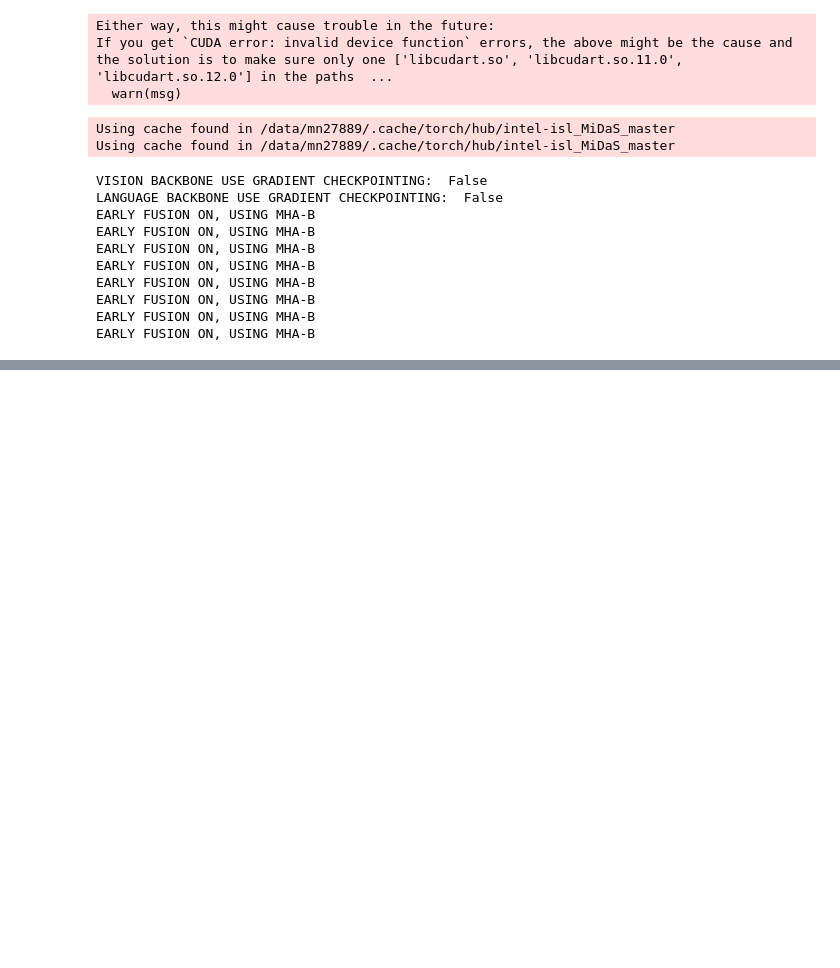
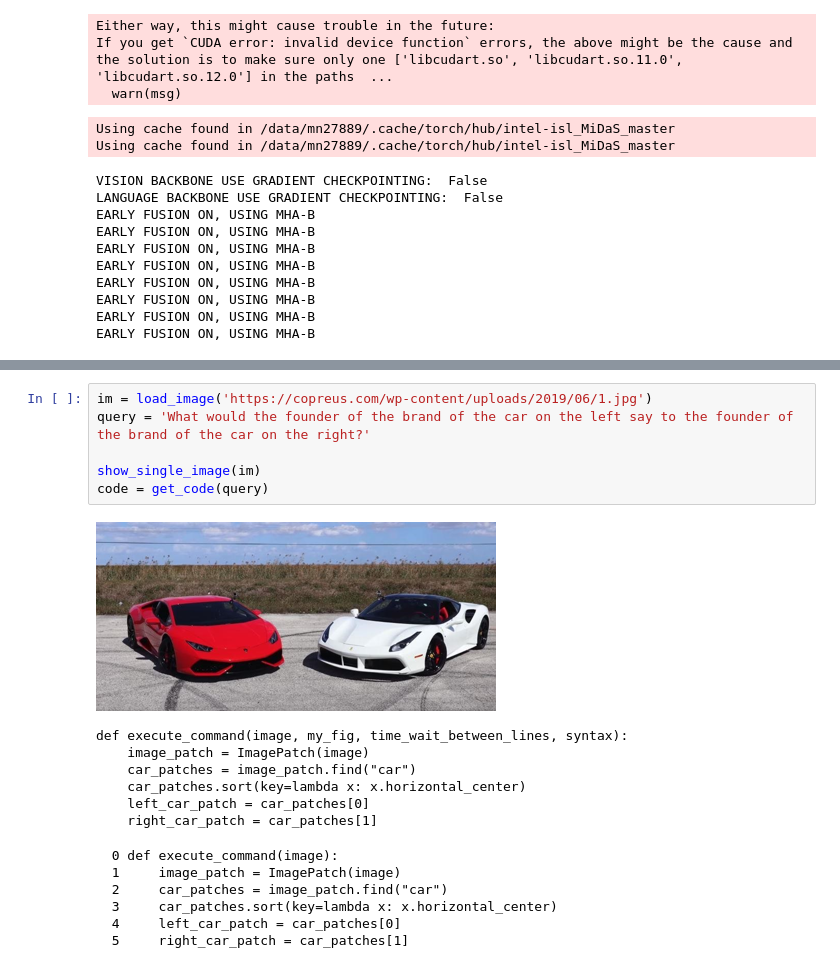
Before and after one commit to embedded-robotics/vipergpt, a Jupyter notebook: main_simple.ipynb, the cells around one changed output, grey strips where cells are left out. Cells and saved outputs as stored; diff of their text form; blank space fills up the shorter version.

```diff
--- a/main_simple.ipynb
+++ b/main_simple.ipynb
@@ -74,0 +109,20 @@ muffin_patches[3] =
+# %%
+im = load_image('https://copreus.com/wp-content/uploads/2019/06/1.jpg')
+query = 'What would the founder of the brand of the car on the left say to the founder of the brand of the car on the right?'
+
+show_single_image(im)
+code = get_code(query)
+# %% [output]
+[figure, added]
+def execute_command(image, my_fig, time_wait_between_lines, syntax):
+    image_patch = ImagePatch(image)
+    car_patches = image_patch.find("car")
+    car_patches.sort(key=lambda x: x.horizontal_center)
+    left_car_patch = car_patches[0]
+    right_car_patch = car_patches[1]
+  0 def execute_command(image):
+  1     image_patch = ImagePatch(image)
+  2     car_patches = image_patch.find("car")
+  3     car_patches.sort(key=lambda x: x.horizontal_center)
+  4     left_car_patch = car_patches[0]
+  5     right_car_patch = car_patches[1]
```
Also changed, not shown: parts of 5 cells of this notebook, 5 other files.
